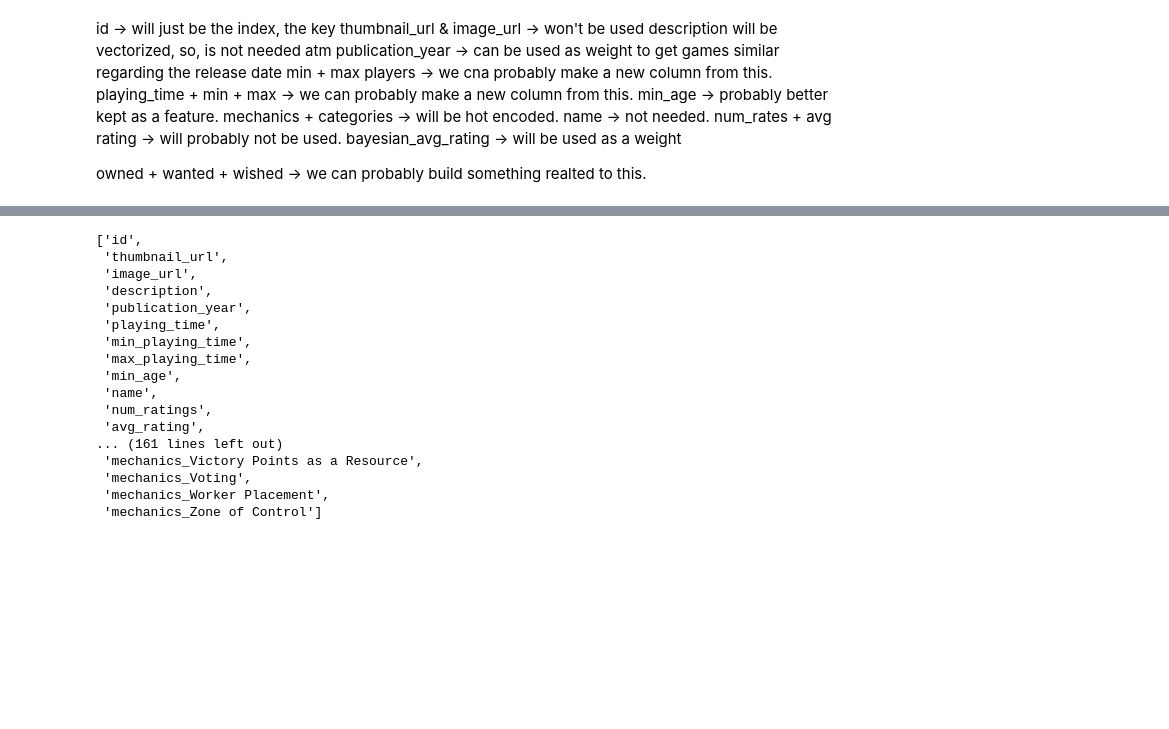
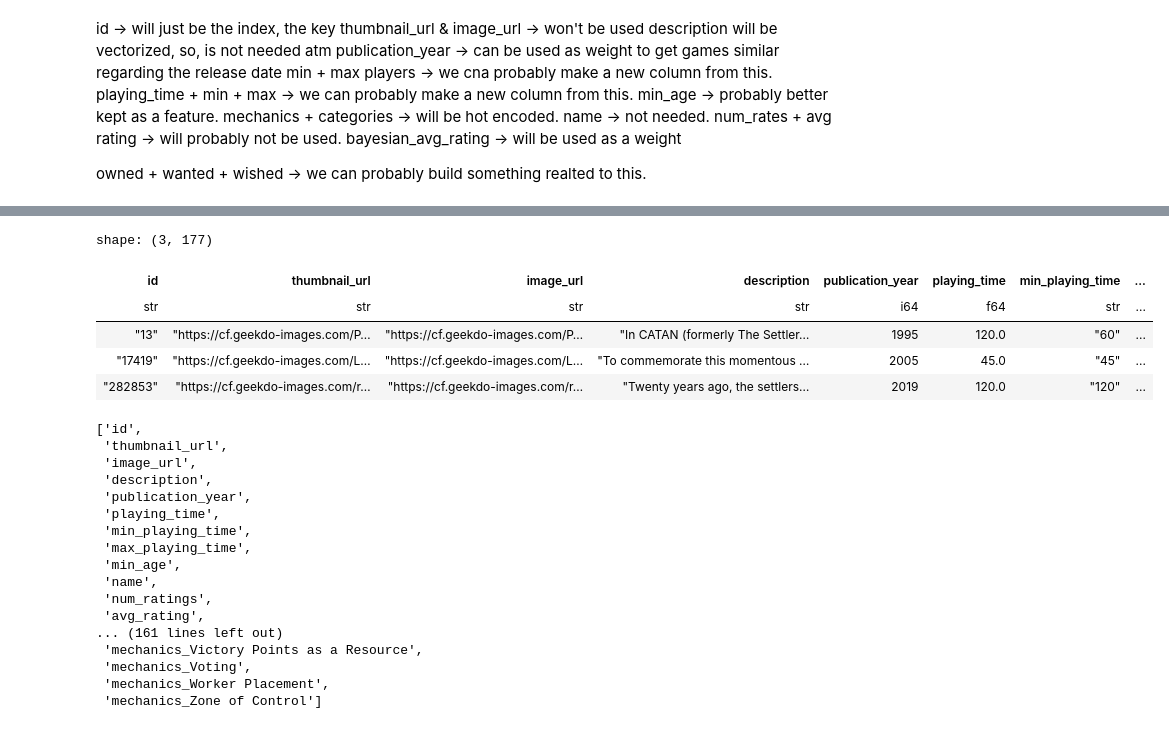
Before and after one commit to hugo-valdrez/boardom_buster, a Jupyter notebook: other.ipynb, the cells around one changed output, grey strips where cells are left out. Saved outputs shown, nothing was run; the diff lists cells and outputs as text; code cells hidden in the pictures; blank space fills up the shorter version.

```diff
--- a/other.ipynb
+++ b/other.ipynb
@@ -66,3 +67,12 @@ shape: (72_629, 177)
+# %%
+data.filter(pl.col("name").str.contains("CATAN", literal=False))
+# %% [output]
+shape: (3, 177)
+| id | thumbnail_url | image_url | description | publication_year | playing_time | min_playing_time | ... |
+| str | str | str | str | i64 | f64 | str | ... |
+| "13" | "https://cf.geekdo-images.com/P… | "https://cf.geekdo-images.com/P… | "In CATAN (formerly The Settler… | 1995 | 120.0 | "60" | ... |
+| "17419" | "https://cf.geekdo-images.com/L… | "https://cf.geekdo-images.com/L… | "To commemorate this momentous … | 2005 | 45.0 | "45" | ... |
+| "282853" | "https://cf.geekdo-images.com/r… | "https://cf.geekdo-images.com/r… | "Twenty years ago, the settlers… | 2019 | 120.0 | "120" | ... |
 # %%
 to exclude:
 thumbnail_url
```
Also changed, not shown: parts of 8 cells of this notebook, 12 other files.
